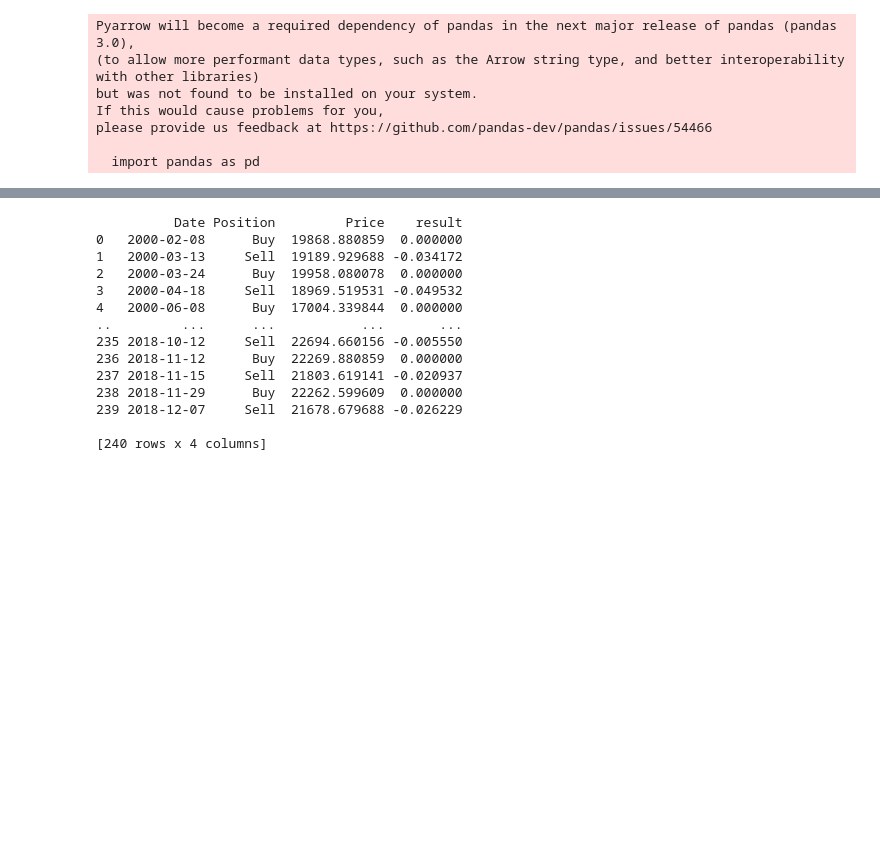
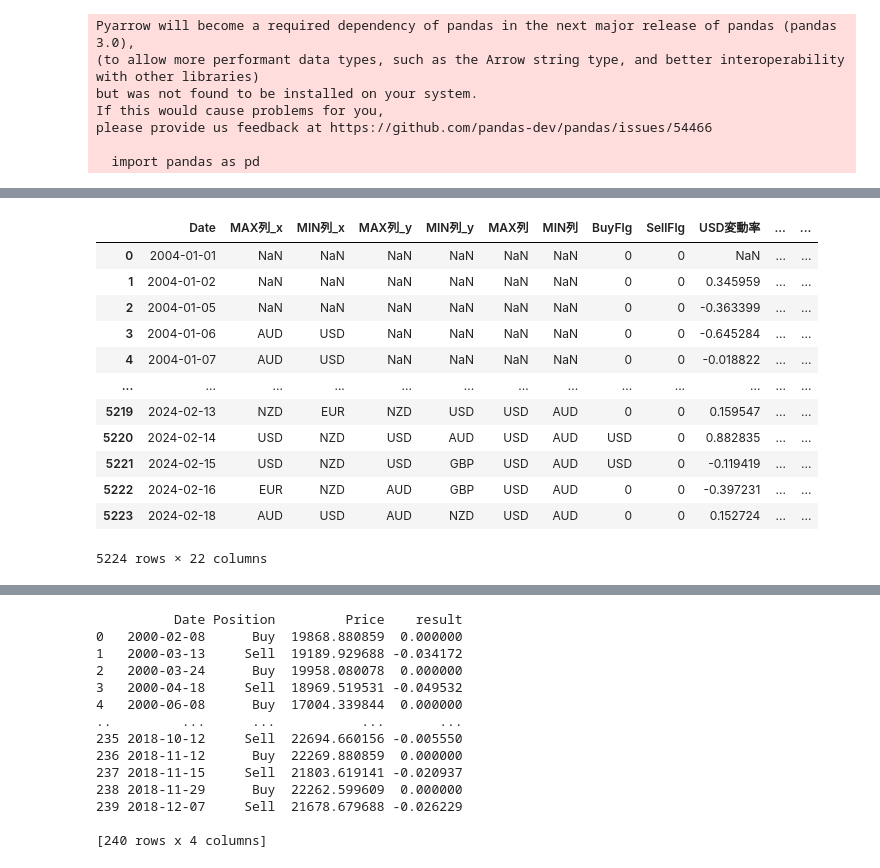
Before and after one commit to sawada-takashi-pb/Sample, a Jupyter notebook: investment/Python/投資判定.ipynb, the cells around one changed output, grey strips where cells are left out. Saved outputs shown, nothing was run; the diff lists cells and outputs as text; code cells hidden in the pictures; blank space fills up the shorter version.

```diff
--- a/investment/Python/投資判定.ipynb
+++ b/investment/Python/投資判定.ipynb
@@ -384,0 +351,16 @@ part1Df
+# %%
+result_df
+# %% [output]
+|  | Date | MAX列_x | MIN列_x | MAX列_y | MIN列_y | MAX列 | MIN列 | BuyFlg | SellFlg | USD変動率 | ... | ... |
+| 0 | 2004-01-01 | NaN | NaN | NaN | NaN | NaN | NaN | 0 | 0 | NaN | ... | ... |
+| 1 | 2004-01-02 | NaN | NaN | NaN | NaN | NaN | NaN | 0 | 0 | 0.345959 | ... | ... |
+| 2 | 2004-01-05 | NaN | NaN | NaN | NaN | NaN | NaN | 0 | 0 | -0.363399 | ... | ... |
+| 3 | 2004-01-06 | AUD | USD | NaN | NaN | NaN | NaN | 0 | 0 | -0.645284 | ... | ... |
+| 4 | 2004-01-07 | AUD | USD | NaN | NaN | NaN | NaN | 0 | 0 | -0.018822 | ... | ... |
+| ... | ... | ... | ... | ... | ... | ... | ... | ... | ... | ... | ... | ... |
+| 5219 | 2024-02-13 | NZD | EUR | NZD | USD | USD | AUD | 0 | 0 | 0.159547 | ... | ... |
+| 5220 | 2024-02-14 | USD | NZD | USD | AUD | USD | AUD | USD | 0 | 0.882835 | ... | ... |
+| 5221 | 2024-02-15 | USD | NZD | USD | GBP | USD | AUD | USD | 0 | -0.119419 | ... | ... |
+| 5222 | 2024-02-16 | EUR | NZD | AUD | GBP | USD | AUD | 0 | 0 | -0.397231 | ... | ... |
+| 5223 | 2024-02-18 | AUD | USD | AUD | NZD | USD | AUD | 0 | 0 | 0.152724 | ... | ... |
+5224 rows × 22 columns
```
Also changed, not shown: parts of 12 cells of this notebook, 12 other files.
